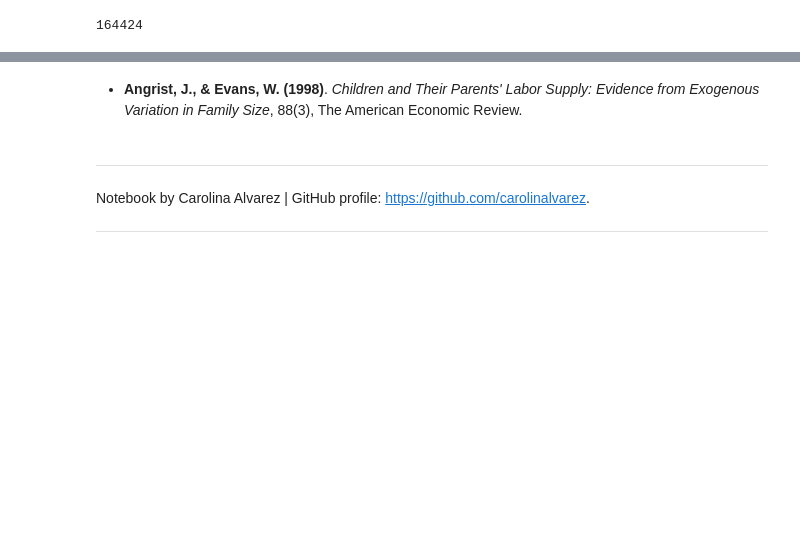
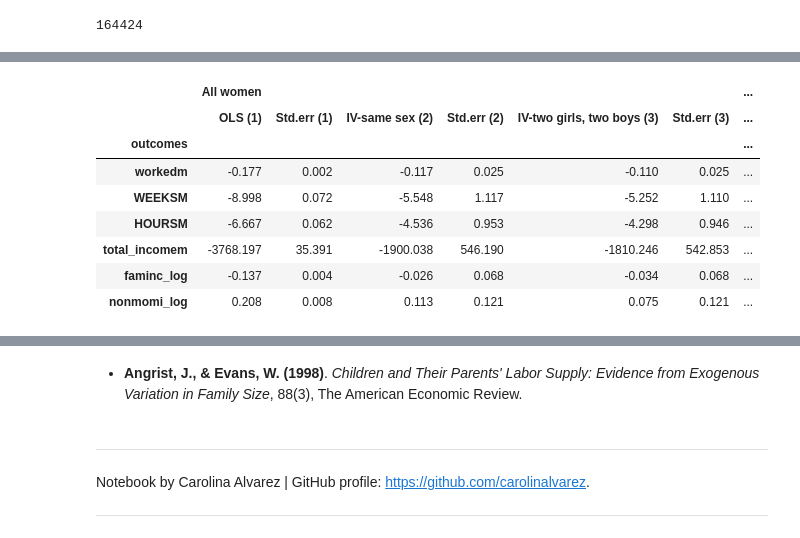
Before and after one commit to carolinalvarez/angrist-and-evans-1998-python, a Jupyter notebook: Angrist_and_Evans_1998.ipynb, the cells around one changed output, grey strips where cells are left out. Cells and saved outputs as stored; diff of their text form; code cells hidden in the pictures; blank space fills up the shorter version.

Commit message:
Replication Table_7

```diff
--- a/Angrist_and_Evans_1998.ipynb
+++ b/Angrist_and_Evans_1998.ipynb
@@ -174,3 +175,5 @@ data.head()
+# %%
+data = add_constant(data, has_constant='add')
 # %%
 #constructing same sex variables --> instrument
 #boy 1rst
@@ -633,12 +636,16 @@ Table 6 Part 1: OLS Estimates of More than 2 children equations - PUMS 1980
 |  |  |  |  |  |  |  | ... |
 | Note: | *p<0.1; **p<0.05; ***p<0.01 |  |  |  |  |  | ... |
 # %%
-def OLS_Labor_Supply_Models(data, outcomes):
+def OLS_Labor_Supply_Models(data, outcomes, controls_1, controls_2, controls_3):
 
     table = pd.DataFrame(
         {
             "OLS (1)": [],
             "Std.err (1)": [],
+            "IV-same sex (2)": [],
+            "Std.err (2)": [],
+            "IV-two girls, two boys (3)": [],
+            "Std.err (3)": [],
         }
     )
     table["outcomes"] = outcomes
@@ -646,13 +653,24 @@ def OLS_Labor_Supply_Models(data, outcomes):
 
     for outcome in outcomes:
 
-        data=data_2
-        model=sm_api.OLS(data[outcome], sm_api.add_constant(data[["more2k", 'AGEM', 'agefstm', "boy1st", "boy2nd", "blackm", "hispm", "otheracem"]]))
-        result=model.fit()
+        data=data
+        model_OLS=sm_api.OLS(data[outcome], (data[controls_1]))
+        result_OLS=model_OLS.fit()
+        model_IV_1=IV2SLS(data[outcome], data[controls_2], data["more2k"], data["same_sex"])
+        result_IV_1=model_IV_1.fit()
+        model_IV_2=IV2SLS(data[outcome], data[controls_3], data["more2k"], data[["two_boys","two_girls"]])
+        result_IV_2=model_IV_2.fit()
+
         outputs = [
-                result.params["more2k"],
-                result.bse["more2k"],
+                result_OLS.params["more2k"],
+                result_OLS.bse["more2k"],
+                result_IV_1.params["more2k"],
+                result_IV_1.std_errors["more2k"],
+                result_IV_2.params["more2k"],
+                result_IV_2.std_errors["more2k"],
+
         ]
+
         table.loc[outcome] = outputs
         table = table.round(3)
 
@@ -671,0 +678,8 @@ Table7
+# %%
+outcomes_labor_supply=["workedm", "WEEKSM", "HOURSM", "total_incomem", "faminc_log", "nonmomi_log"]
+controls_OLS = ["const", "more2k", 'AGEM', 'agefstm', "boy1st", "boy2nd", "blackm", "hispm", "otheracem"]
+controls_IV_1=["const", 'AGEM', 'agefstm', "boy1st", "boy2nd", "blackm", "hispm", "otheracem"]
+controls_IV_2=["const", 'AGEM', 'agefstm', "boy1st", "blackm", "hispm", "otheracem"]
+
+Table7_1=OLS_Labor_Supply_Models(data_2, outcomes_labor_supply, controls_OLS, controls_IV_1, controls_IV_2)
+Table7_1
@@ -671,0 +695,3 @@ Table7
+# %%
+Table7_2=OLS_Labor_Supply_Models(msample, outcomes_labor_supply, controls_OLS, controls_IV_1, controls_IV_2)
+Table7_2
@@ -671,0 +707,15 @@ Table7
+# %%
+keys=["All women", "Married Women"]
+frames=[Table7_1, Table7_2]
+Table7=pd.concat(frames, axis=1, keys=keys)
+Table7
+# %% [output]
+|  | All women |  |  |  |  |  | ... |
+|  | OLS (1) | Std.err (1) | IV-same sex (2) | Std.err (2) | IV-two girls, two boys (3) | Std.err (3) | ... |
+| outcomes |  |  |  |  |  |  | ... |
+| workedm | -0.177 | 0.002 | -0.117 | 0.025 | -0.110 | 0.025 | ... |
+| WEEKSM | -8.998 | 0.072 | -5.548 | 1.117 | -5.252 | 1.110 | ... |
+| HOURSM | -6.667 | 0.062 | -4.536 | 0.953 | -4.298 | 0.946 | ... |
+| total_incomem | -3768.197 | 35.391 | -1900.038 | 546.190 | -1810.246 | 542.853 | ... |
+| faminc_log | -0.137 | 0.004 | -0.026 | 0.068 | -0.034 | 0.068 | ... |
+| nonmomi_log | 0.208 | 0.008 | 0.113 | 0.121 | 0.075 | 0.121 | ... |
```
Also changed, not shown: parts of 8 cells of this notebook.
